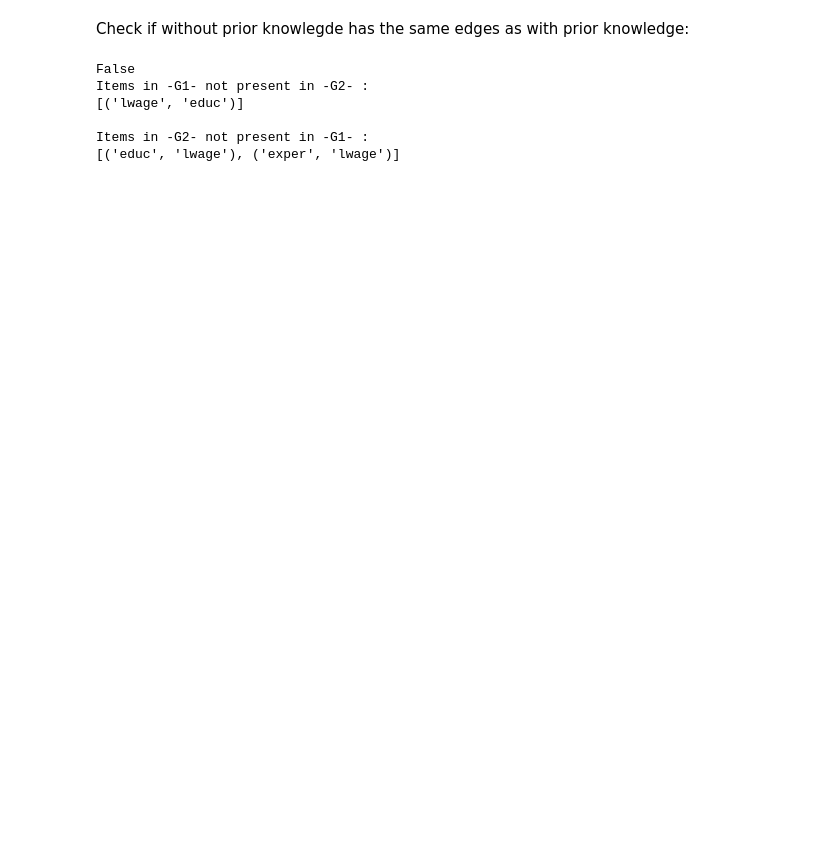
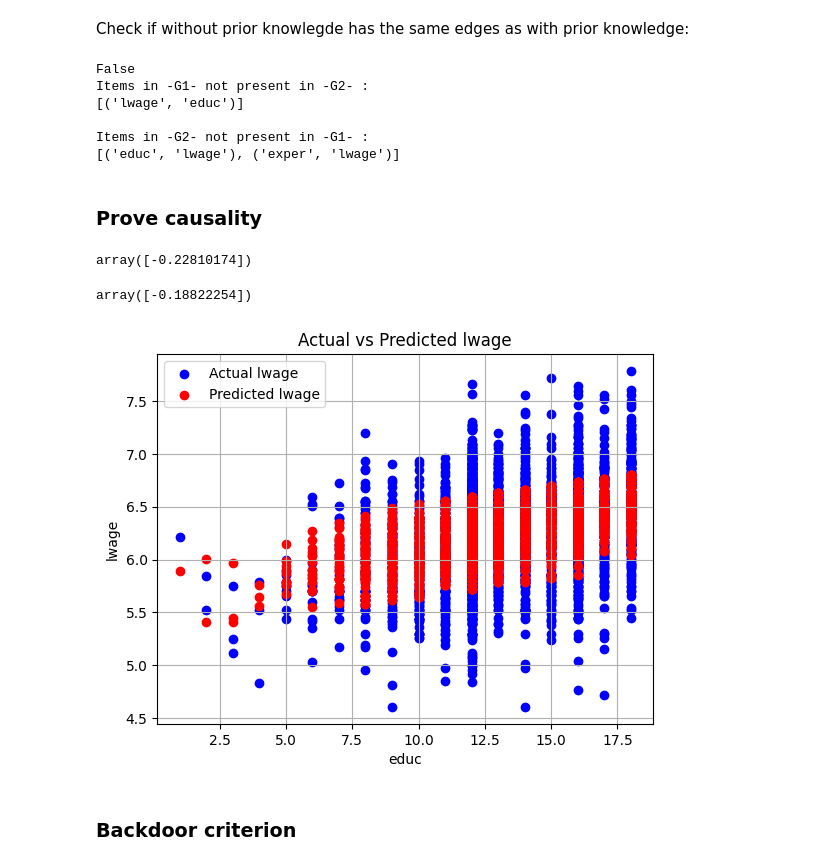
Before and after one commit to FemkeBakker/ProjectCausalDataScience, a Jupyter notebook: PC.ipynb, the cells around one changed output. Drawn from its saved outputs; the diff is of its cells as text; code cells hidden in the pictures; blank space fills up the shorter version.

Commit message:
prove causality

```diff
--- a/PC.ipynb
+++ b/PC.ipynb
@@ -128,3 +225,50 @@ Items in -G1- not present in -G2- :
 
 Items in -G2- not present in -G1- :
 [('educ', 'lwage'), ('exper', 'lwage')]
+# %% [markdown]
+### Prove causality
+# %%
+from sklearn.linear_model import LinearRegression
+X = df[['educ', 'black', 'exper', 'nearc4']]
+Y = df[['lwage']]
+linear_regressor = LinearRegression()
+linear_regressor.fit(X, Y)
+linear_regressor.coef_[:,1]
+# %% [output]
+array([-0.22810174])
+# %%
+from sklearn.linear_model import LinearRegression
+X = df[['educ', 'black', 'exper', 'smsa', 'south']]
+Y = df[['lwage']]
+linear_regressor = LinearRegression()
+linear_regressor.fit(X, Y)
+linear_regressor.coef_[:,1]
+# %% [output]
+array([-0.18822254])
+# %%
+import matplotlib.pyplot as plt
+import pandas as pd
+from sklearn.linear_model import LinearRegression
+
+# Assuming df is your DataFrame containing the lwage and educ columns
+# And X, Y, linear_regressor are defined as you specified
+
+# Fit the linear regression model
+# linear_regressor.fit(X, Y)
+
+# Predict the lwage values
+lwage_pred = linear_regressor.predict(X)
+
+# Plot lwage against educ
+plt.scatter(df['educ'], Y, color='blue', label='Actual lwage')
+plt.scatter(df['educ'], lwage_pred, color='red', label='Predicted lwage')
+plt.xlabel('educ')
+plt.ylabel('lwage')
+plt.title('Actual vs Predicted lwage')
+plt.legend()
+plt.grid(True)
+plt.show()
+# %% [output]
+[figure, added]
+# %% [markdown]
+### Backdoor criterion
```
Also changed, not shown: parts of 8 cells of this notebook, 26 other files.
